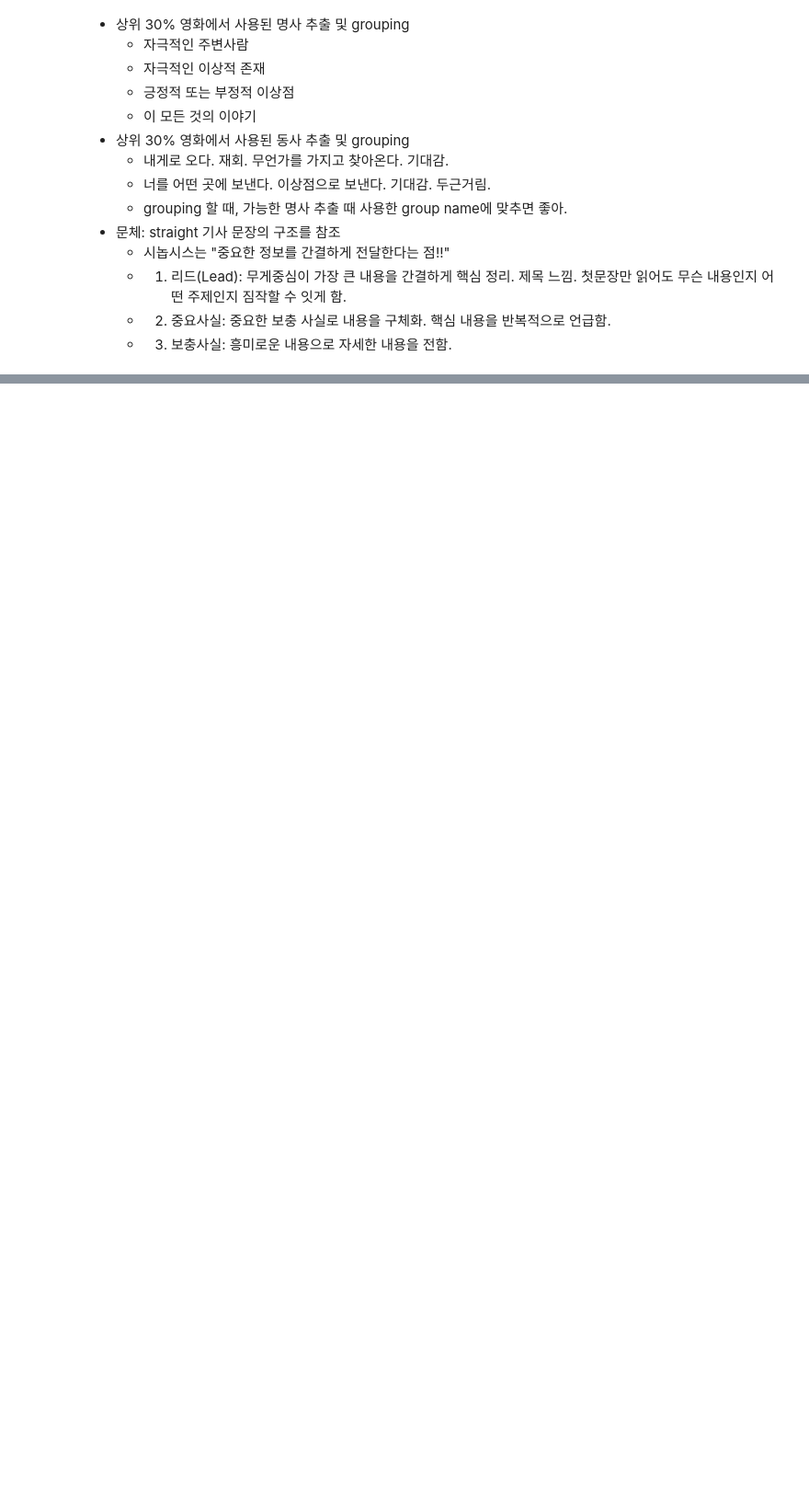
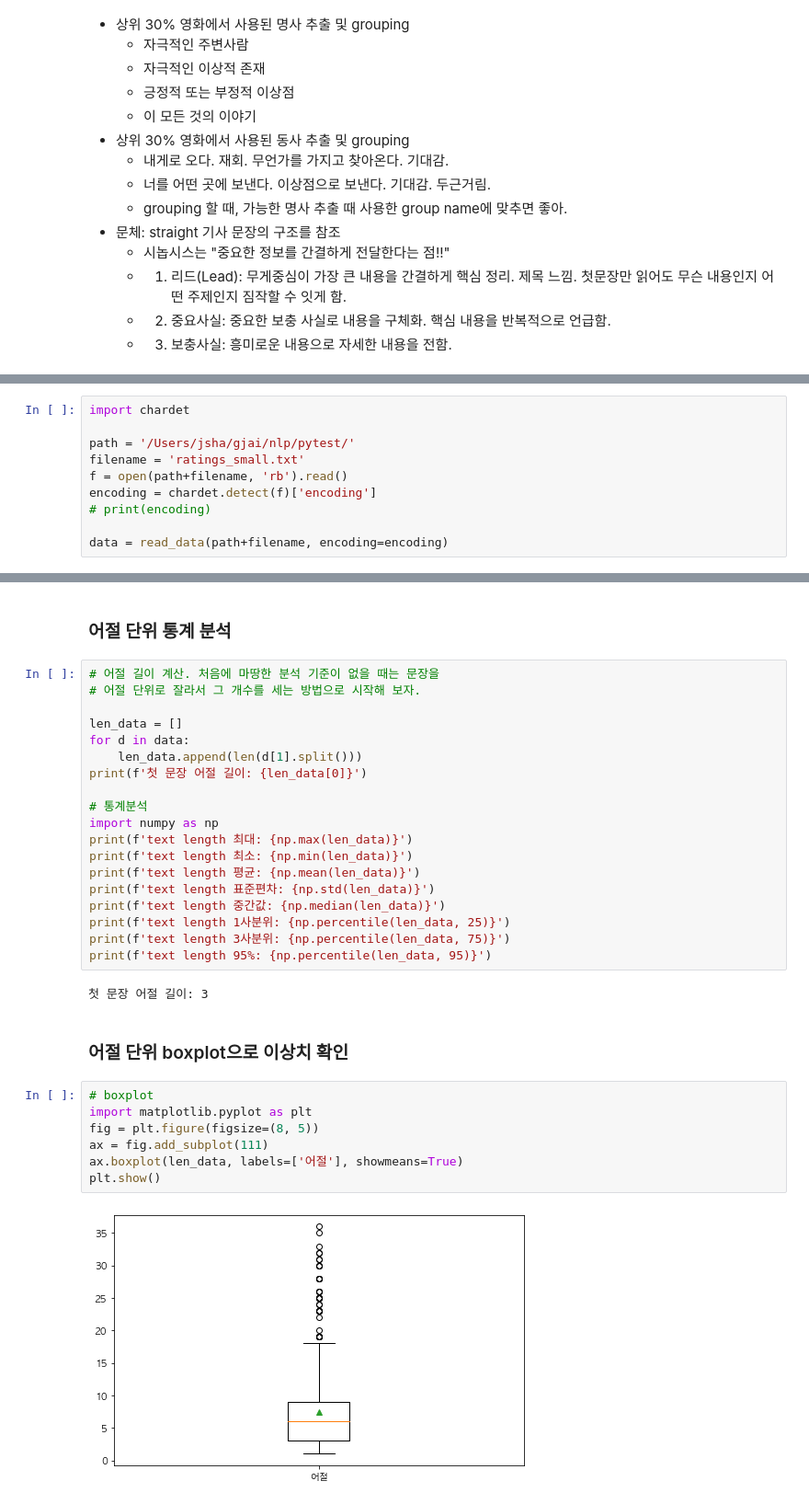
Before and after one commit to serendipi27/GJAI_NLP, a Jupyter notebook: 3_frequency_analysis.ipynb, the cells around one changed output, grey strips where cells are left out. Shown at 92% size. Cells and saved outputs as stored; diff of their text form; blank space fills up the shorter version.

```diff
--- a/3_frequency_analysis.ipynb
+++ b/3_frequency_analysis.ipynb
@@ -59,0 +85,10 @@
+# %%
+import chardet
+
+path = '/Users/jsha/gjai/nlp/pytest/'
+filename = 'ratings_small.txt'
+f = open(path+filename, 'rb').read()
+encoding = chardet.detect(f)['encoding']
+# print(encoding)
+
+data = read_data(path+filename, encoding=encoding)
@@ -59,0 +101,34 @@
+# %% [markdown]
+### 어절 단위 통계 분석
+# %%
+# 어절 길이 계산. 처음에 마땅한 분석 기준이 없을 때는 문장을
+# 어절 단위로 잘라서 그 개수를 세는 방법으로 시작해 보자.
+
+len_data = []
+for d in data:
+    len_data.append(len(d[1].split()))
+print(f'첫 문장 어절 길이: {len_data[0]}')
+
+# 통계분석
+import numpy as np
+print(f'text length 최대: {np.max(len_data)}')
+print(f'text length 최소: {np.min(len_data)}')
+print(f'text length 평균: {np.mean(len_data)}')
+print(f'text length 표준편차: {np.std(len_data)}')
+print(f'text length 중간값: {np.median(len_data)}')
+print(f'text length 1사분위: {np.percentile(len_data, 25)}')
+print(f'text length 3사분위: {np.percentile(len_data, 75)}')
+print(f'text length 95%: {np.percentile(len_data, 95)}')
+# %% [output]
+첫 문장 어절 길이: 3
+# %% [markdown]
+### 어절 단위 boxplot으로 이상치 확인
+# %%
+# boxplot
+import matplotlib.pyplot as plt
+fig = plt.figure(figsize=(8, 5))
+ax = fig.add_subplot(111)
+ax.boxplot(len_data, labels=['어절'], showmeans=True)
+plt.show()
+# %% [output]
+[figure, added]
```
Also changed, not shown: parts of 51 cells of this notebook, 3 other files.
